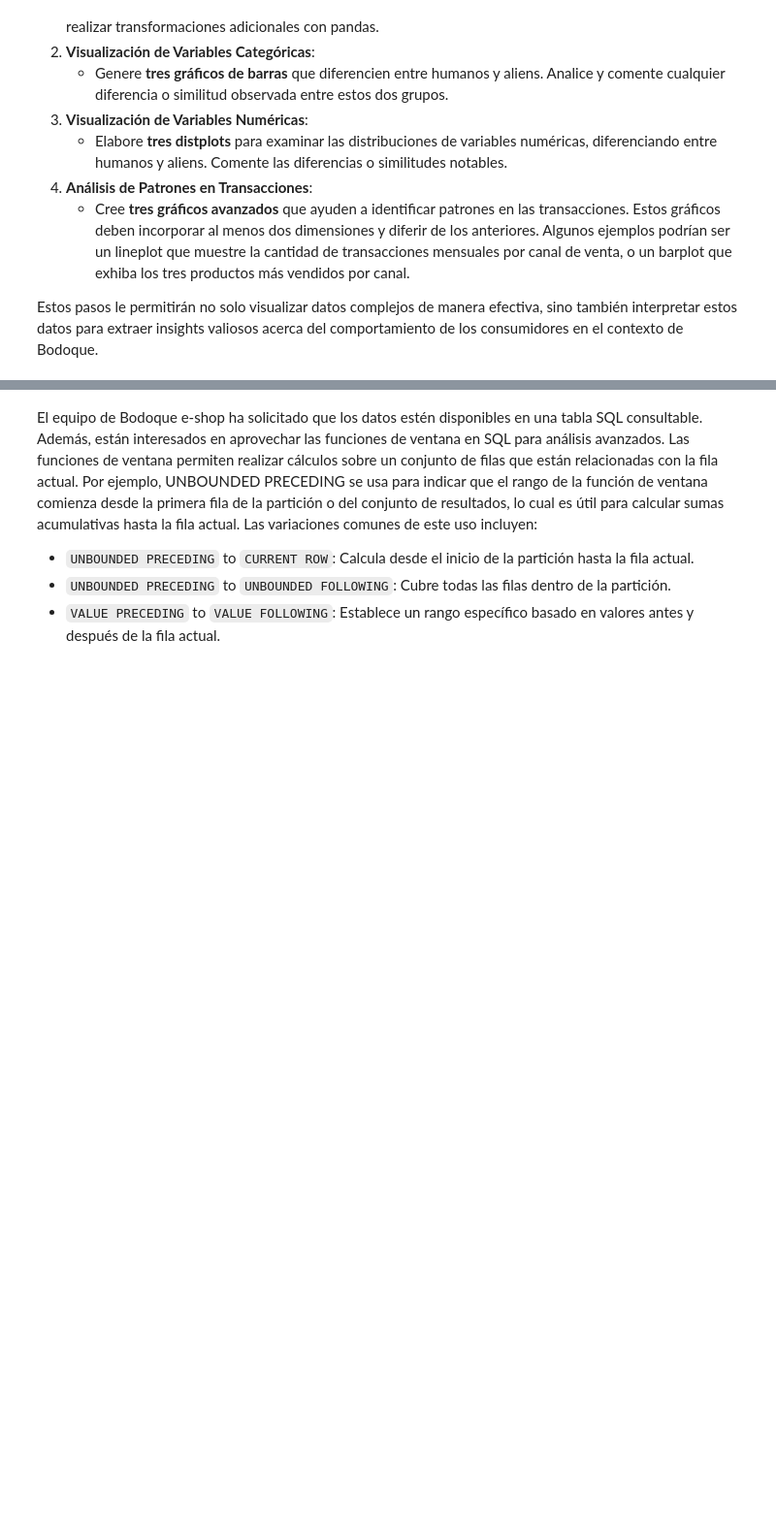
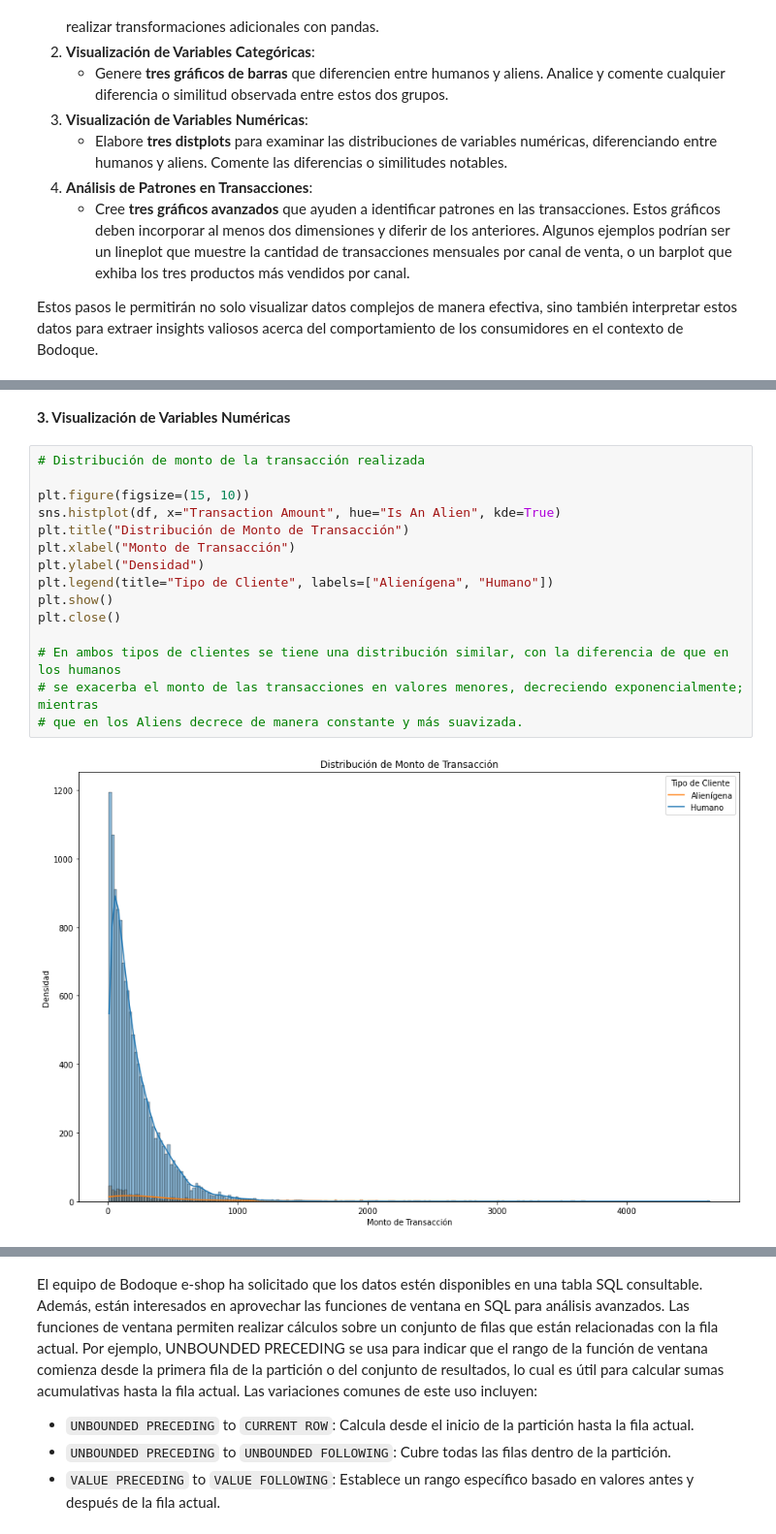
Before and after one commit to diegonachon/mds7202, a Jupyter notebook: lab4/Laboratorio_4_enunciado.ipynb, the cells around one changed output, grey strips where cells are left out. Shown: that part at 97% size. Cells and saved outputs as stored; diff of their text form; blank space fills up the shorter version.

```diff
--- a/lab4/Laboratorio_4_enunciado.ipynb
+++ b/lab4/Laboratorio_4_enunciado.ipynb
@@ -232,0 +539,19 @@ Estos pasos le permitirán no solo visualizar datos complejos de manera efectiva
+# %% [markdown]
+**3. Visualización de Variables Numéricas**
+# %%
+# Distribución de monto de la transacción realizada
+
+plt.figure(figsize=(15, 10))
+sns.histplot(df, x="Transaction Amount", hue="Is An Alien", kde=True)
+plt.title("Distribución de Monto de Transacción")
+plt.xlabel("Monto de Transacción")
+plt.ylabel("Densidad")
+plt.legend(title="Tipo de Cliente", labels=["Alienígena", "Humano"])
+plt.show()
+plt.close()
+
+# En ambos tipos de clientes se tiene una distribución similar, con la diferencia de que en los humanos
+# se exacerba el monto de las transacciones en valores menores, decreciendo exponencialmente; mientras
+# que en los Aliens decrece de manera constante y más suavizada.
+# %% [output]
+[figure, added]
```
Also changed, not shown: parts of 47 cells of this notebook, 10 other files.
